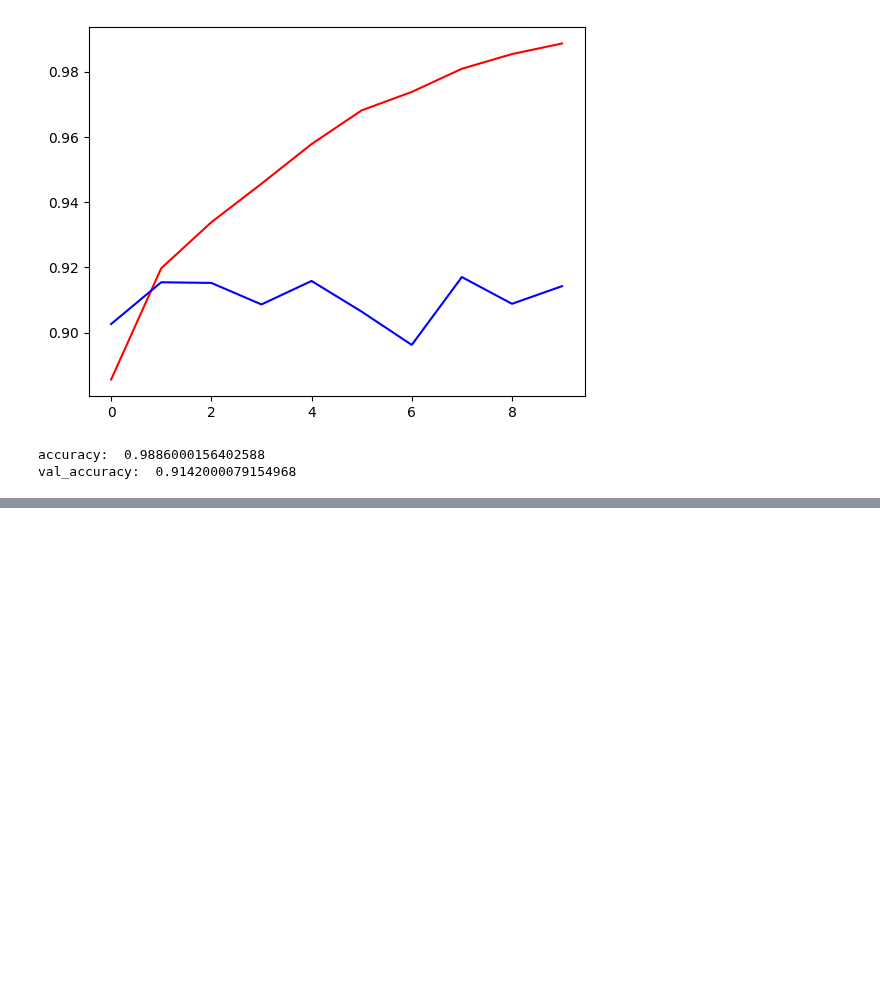
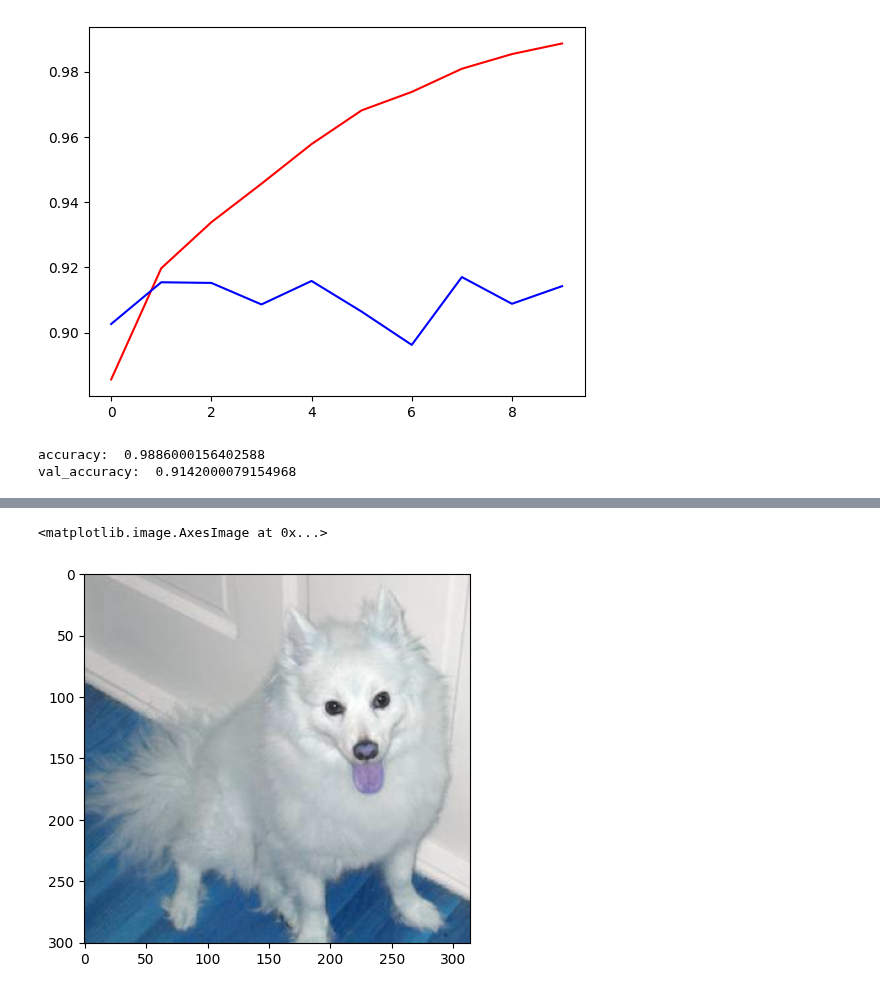
Before and after one commit to arssite/Datalysis, a Jupyter notebook: VGG16_DogVsCat.ipynb, the cells around one changed output, grey strips where cells are left out. Saved outputs shown, nothing was run; the diff lists cells and outputs as text; code cells hidden in the pictures; blank space fills up the shorter version.

```diff
--- a/VGG16_DogVsCat.ipynb
+++ b/VGG16_DogVsCat.ipynb
@@ -157,0 +170,5 @@ import cv2
+# %%
+plt.imshow(img)
+# %% [output]
+<matplotlib.image.AxesImage at 0x...>
+[figure, added]
```
Also changed, not shown: parts of 11 cells of this notebook.
